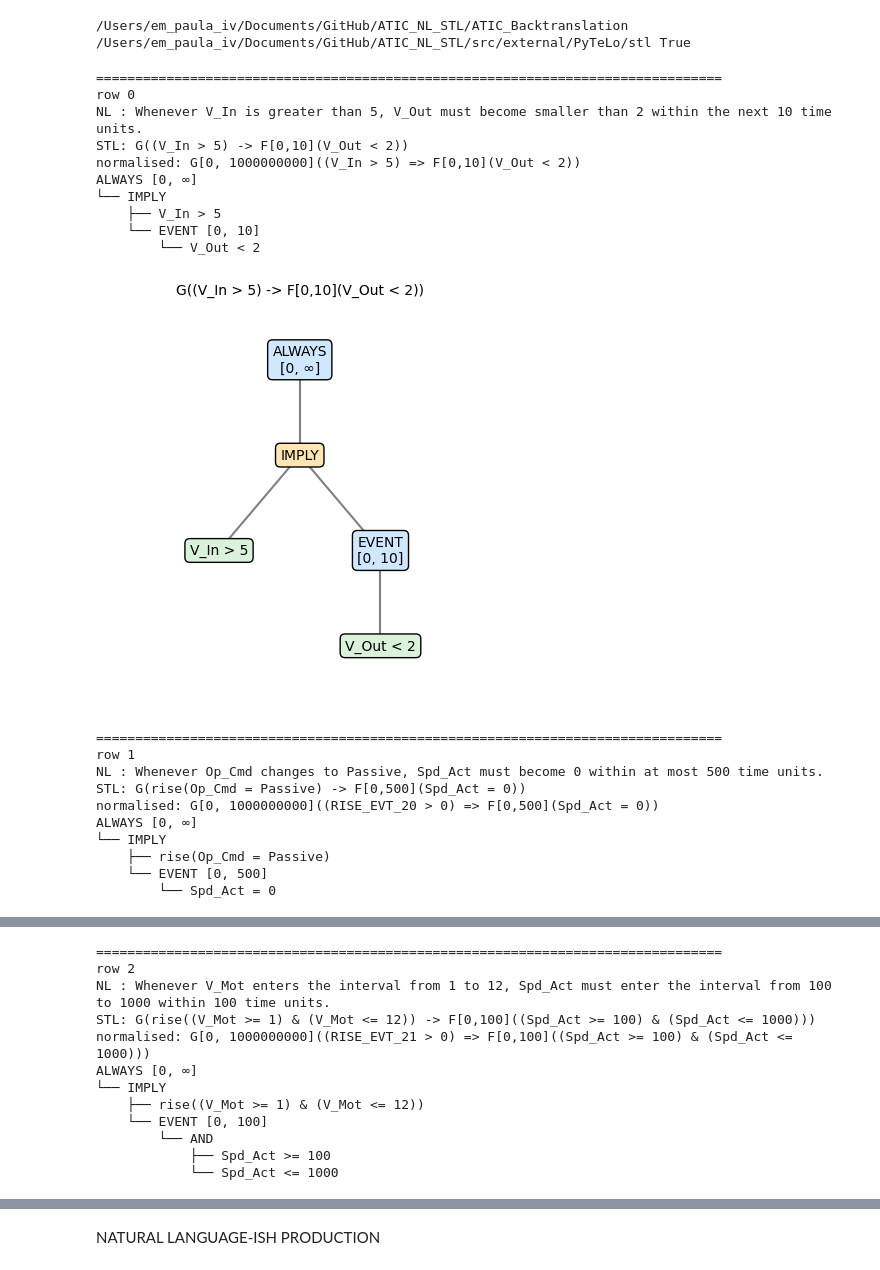
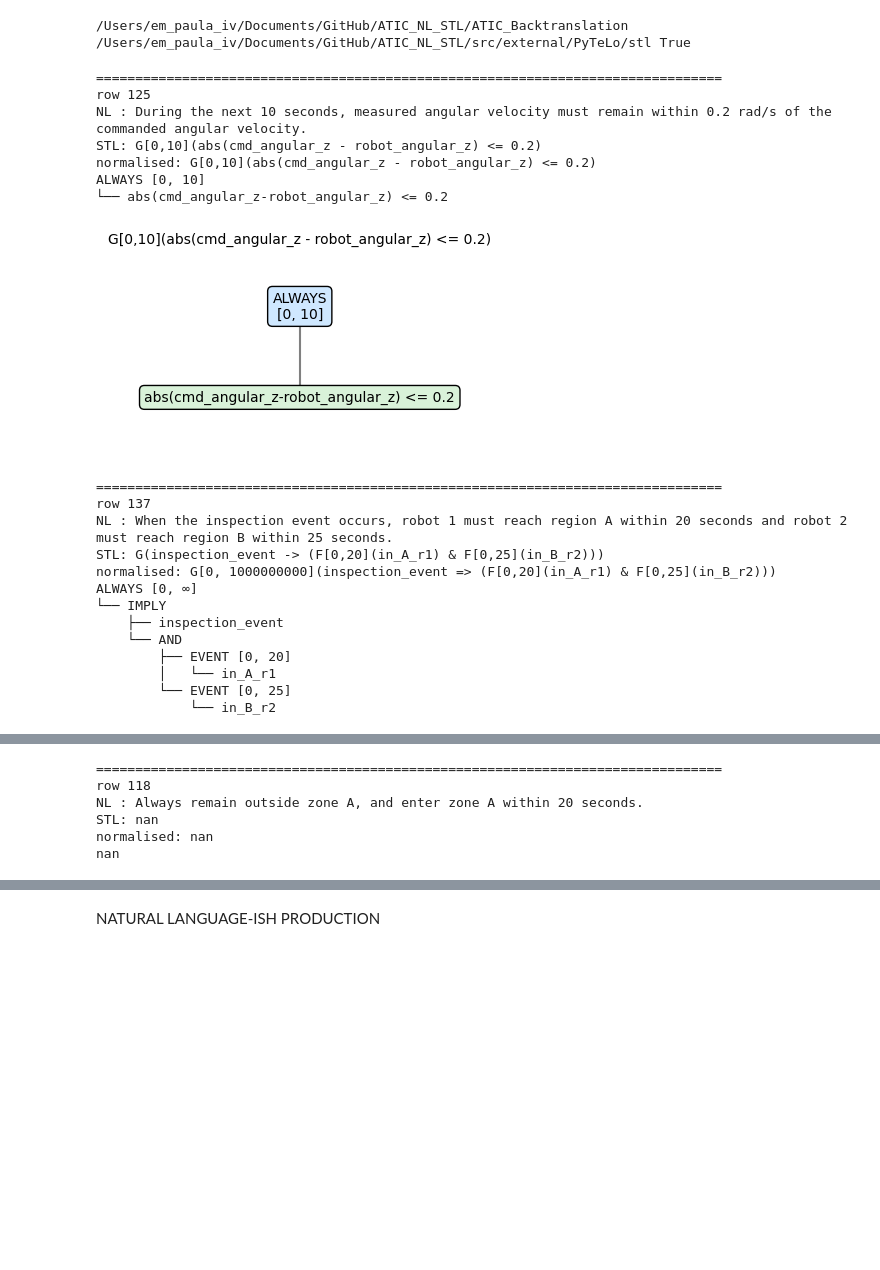
Before and after one commit to CatharinaHente/ATIC_NL_STL, a Jupyter notebook: ATIC_Backtranslation/creating_ast.ipynb, the cells around one changed output, grey strips where cells are left out. Saved outputs shown, nothing was run; the diff lists cells and outputs as text; code cells hidden in the pictures; blank space fills up the shorter version.

```diff
--- a/ATIC_Backtranslation/creating_ast.ipynb
+++ b/ATIC_Backtranslation/creating_ast.ipynb
@@ -27,12 +29,19 @@ import matplotlib.pyplot as plt
 # %%
 df = pd.read_csv("../ATIC_Dataset/nl_stl_benchmark_150.csv")
 # %%
-##DEFINITIONS
+## DEFINITIONS
 
-#csv file imports
-NL_COL  = "requirement_nl"
+# CSV file imports
+NL_COL = "requirement_nl"
 STL_COL = "gold_stl"
+STL_FALLBACK_COL = "gold_after_clarification"
 
-#extra variables
-INF = 1_000_000_000      # to replace unbounded upper limits in G
-EDGE_TABLE = {}          # placeholder
+# Extra variables
+INF = 1_000_000_000
+EDGE_TABLE = {}
+
+# Use gold_after_clarification whenever gold_stl is NaN
+df["stl_to_parse"] = df[STL_COL].fillna(df[STL_FALLBACK_COL])
+
+# Set the column used throughout the rest of the notebook
+STL_COL = "stl_to_parse"
@@ -246,35 +48,35 @@ def draw_ast(root, title=None):
 # %%
 N = 5
-for i, row in df.head(N).iterrows():
+for i, row in df.sample(n=N, ).iterrows():
     nl, stl_str = row[NL_COL], str(row[STL_COL])
     print("=" * 80)
     print(f"row {i}\nNL : {nl}\nSTL: {stl_str}")
     try:
-        ast, norm = parse_formula(stl_str)
+        ast, norm = normpy.parse_formula(stl_str)
         print("normalised:", norm)
-        print_tree(ast)
-        draw_ast(ast, title=stl_str)
+        normpy.print_tree(ast)
+        normpy.draw_ast(ast, title=stl_str)
     except Exception as e:
         print(f"!! parse failed: {type(e).__name__}: {e}")
 # %% [output]
 ================================================================================
-row 0
-NL : Whenever V_In is greater than 5, V_Out must become smaller than 2 within the next 10 time units.
-STL: G((V_In > 5) -> F[0,10](V_Out < 2))
-normalised: G[0, 1000000000]((V_In > 5) => F[0,10](V_Out < 2))
-ALWAYS [0, ∞]
-└── IMPLY
-    ├── V_In > 5
-    └── EVENT [0, 10]
-        └── V_Out < 2
+row 125
+NL : During the next 10 seconds, measured angular velocity must remain within 0.2 rad/s of the commanded angular velocity.
+STL: G[0,10](abs(cmd_angular_z - robot_angular_z) <= 0.2)
+normalised: G[0,10](abs(cmd_angular_z - robot_angular_z) <= 0.2)
+ALWAYS [0, 10]
+└── abs(cmd_angular_z-robot_angular_z) <= 0.2
-[figure, old version]
+[figure, new version]
 ================================================================================
-row 1
-NL : Whenever Op_Cmd changes to Passive, Spd_Act must become 0 within at most 500 time units.
-STL: G(rise(Op_Cmd = Passive) -> F[0,500](Spd_Act = 0))
-normalised: G[0, 1000000000]((RISE_EVT_20 > 0) => F[0,500](Spd_Act = 0))
+row 137
+NL : When the inspection event occurs, robot 1 must reach region A within 20 seconds and robot 2 must reach region B within 25 seconds.
+STL: G(inspection_event -> (F[0,20](in_A_r1) & F[0,25](in_B_r2)))
+normalised: G[0, 1000000000](inspection_event => (F[0,20](in_A_r1) & F[0,25](in_B_r2)))
 ALWAYS [0, ∞]
 └── IMPLY
-    ├── rise(Op_Cmd = Passive)
-    └── EVENT [0, 500]
-        └── Spd_Act = 0
+    ├── inspection_event
+    └── AND
+        ├── EVENT [0, 20]
+        │   └── in_A_r1
+        └── EVENT [0, 25]
+            └── in_B_r2
@@ -282,12 +84,6 @@ ALWAYS [0, ∞]
 ================================================================================
-row 2
-NL : Whenever V_Mot enters the interval from 1 to 12, Spd_Act must enter the interval from 100 to 1000 within 100 time units.
-STL: G(rise((V_Mot >= 1) & (V_Mot <= 12)) -> F[0,100]((Spd_Act >= 100) & (Spd_Act <= 1000)))
-normalised: G[0, 1000000000]((RISE_EVT_21 > 0) => F[0,100]((Spd_Act >= 100) & (Spd_Act <= 1000)))
-ALWAYS [0, ∞]
-└── IMPLY
-    ├── rise((V_Mot >= 1) & (V_Mot <= 12))
-    └── EVENT [0, 100]
-        └── AND
-            ├── Spd_Act >= 100
-            └── Spd_Act <= 1000
+row 118
+NL : Always remain outside zone A, and enter zone A within 20 seconds.
+STL: nan
+normalised: nan
+nan
```
Also changed, not shown: parts of 10 cells of this notebook, 3 other files.
